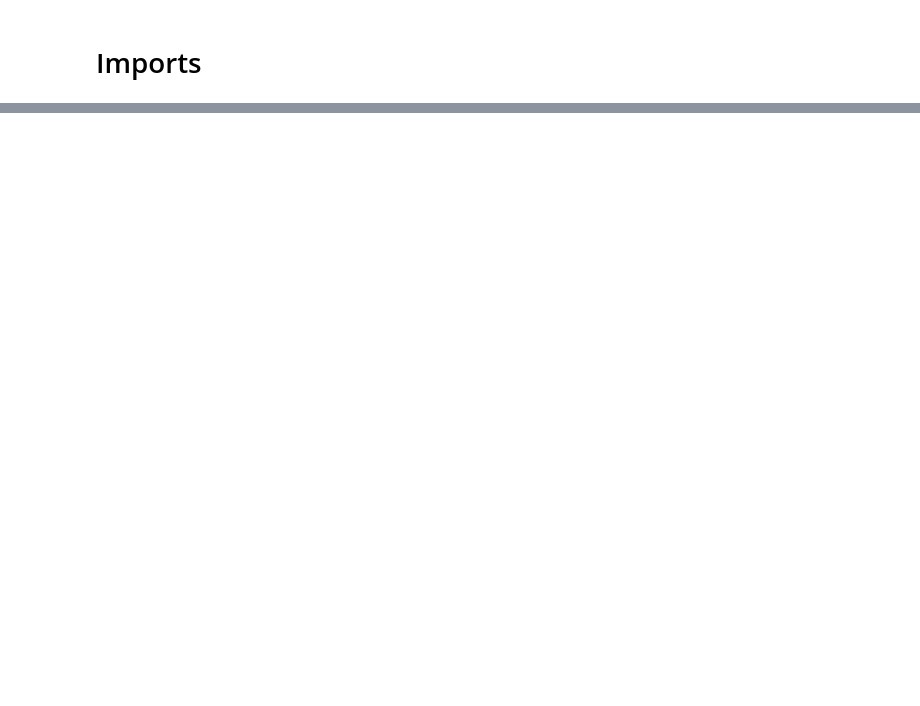
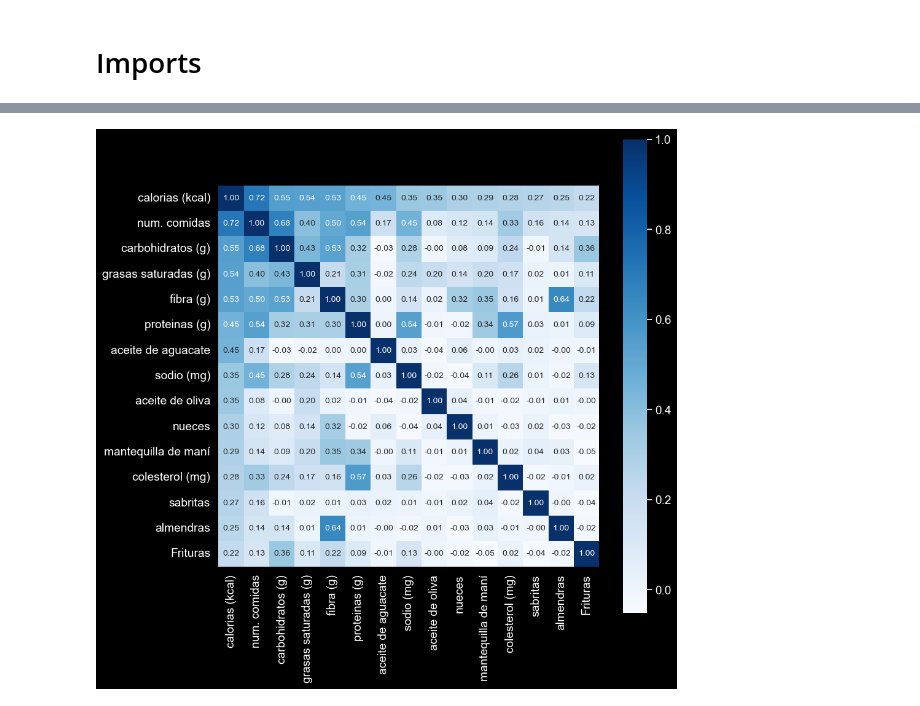
Before and after one commit to MartinPaGarcia/Ciencia-de-Datos, a Jupyter notebook: Dataframe.ipynb, the cells around one changed output, grey strips where cells are left out. Saved outputs shown, nothing was run; the diff lists cells and outputs as text; code cells hidden in the pictures; blank space fills up the shorter version.

```diff
--- a/Dataframe.ipynb
+++ b/Dataframe.ipynb
@@ -9,3 +2,0 @@ import matplotlib.pyplot as plt
-# %%
-data_size = 180      # 6_660             # Must be divisible by rows per day(amunt of people * meals a day)
-inicial_date = "11/5/2022"    # When database beging
@@ -261,0 +293,19 @@ def read_new_data(new: bool):                                         # I think
+# %%
+# heatmap of top k factors correlations to l
+
+l = parameters[3]   # parameter to correlate to
+
+k = 15              # top k factors
+a =  b = 10         # size of heatmap
+
+ala = data.corr(numeric_only=True).nlargest(k, l)[l].index
+cm = np.corrcoef(data[ala].values.T)
+
+sns.set(font_scale = 1.25)
+plt.style.use('dark_background')
+plt.subplots(figsize=(a, b))
+
+sns.heatmap(cm, cbar=True, square=True, annot=True,cmap="Blues", fmt='.2f',annot_kws={"size":10}, yticklabels=ala.values, xticklabels=ala.values)
+plt.show()
+# %% [output]
+[figure, added]
```
Also changed, not shown: parts of 42 cells of this notebook, 3 other files.
